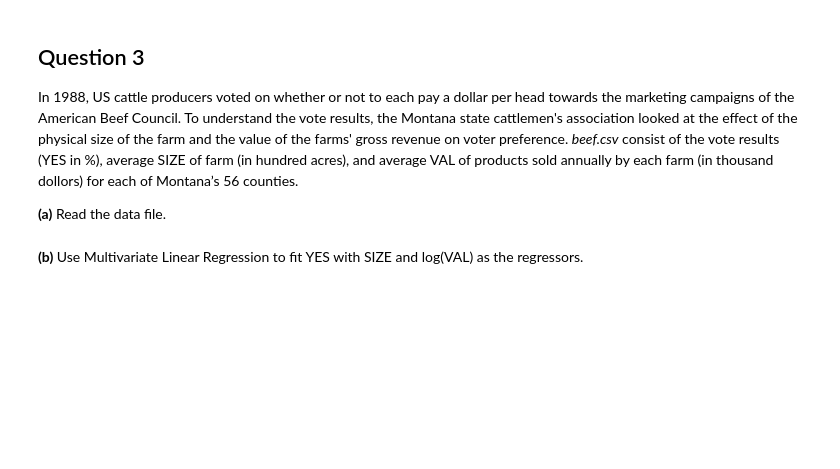
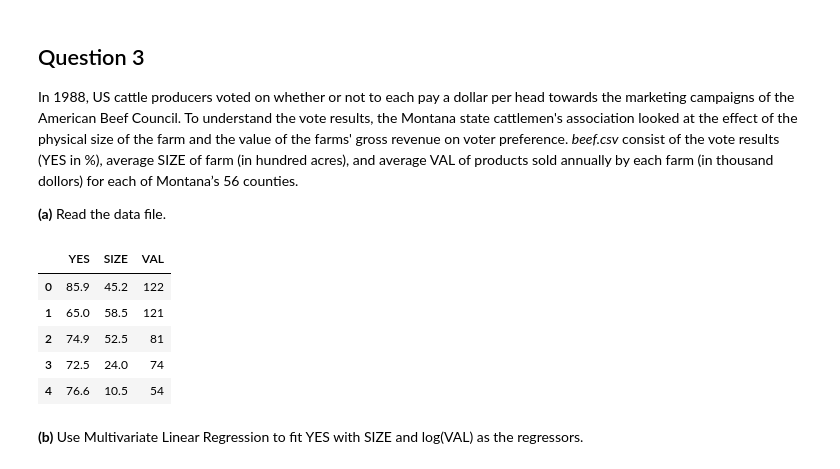
Before and after one commit to must108/sta4724, a Jupyter notebook: homework/hw2/Homework 2.ipynb, the cells around one changed output. Cells and saved outputs as stored; diff of their text form; code cells hidden in the pictures; blank space fills up the shorter version.

```diff
--- a/homework/hw2/Homework 2.ipynb
+++ b/homework/hw2/Homework 2.ipynb
@@ -61,5 +166,15 @@ We know the problem we generated above has a sparse solution. So we should solve
 In 1988, US cattle producers voted on whether or not to each pay a dollar per head towards the marketing campaigns of the American Beef Council. To understand the vote results, the Montana state cattlemen's association looked at the effect of the physical size of the farm and the value of the farms' gross revenue on voter preference. *beef.csv* consist of the vote results (YES in %), average SIZE of farm (in hundred acres), and average VAL of products sold annually by each farm (in thousand dollors) for each of Montana’s 56 counties.
 
 **(a)** Read the data file.
+# %%
+dfb = pd.read_csv('beef.csv')
+dfb.head()
+# %% [output]
+|  | YES | SIZE | VAL |
+| 0 | 85.9 | 45.2 | 122 |
+| 1 | 65.0 | 58.5 | 121 |
+| 2 | 74.9 | 52.5 | 81 |
+| 3 | 72.5 | 24.0 | 74 |
+| 4 | 76.6 | 10.5 | 54 |
 # %% [markdown]
 **(b)** Use Multivariate Linear Regression to fit YES with SIZE and log(VAL) as the regressors.
```
Also changed, not shown: parts of 18 cells of this notebook, 4 other files.
